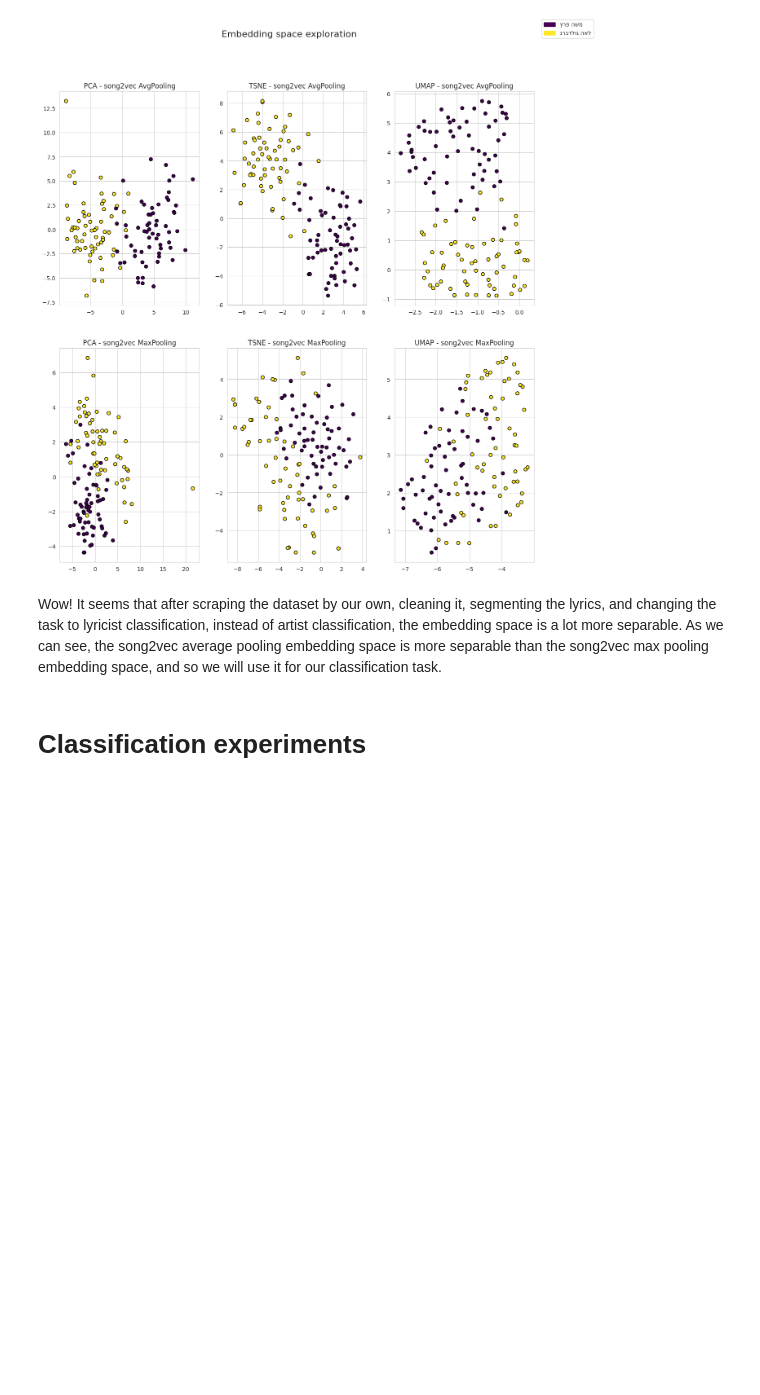
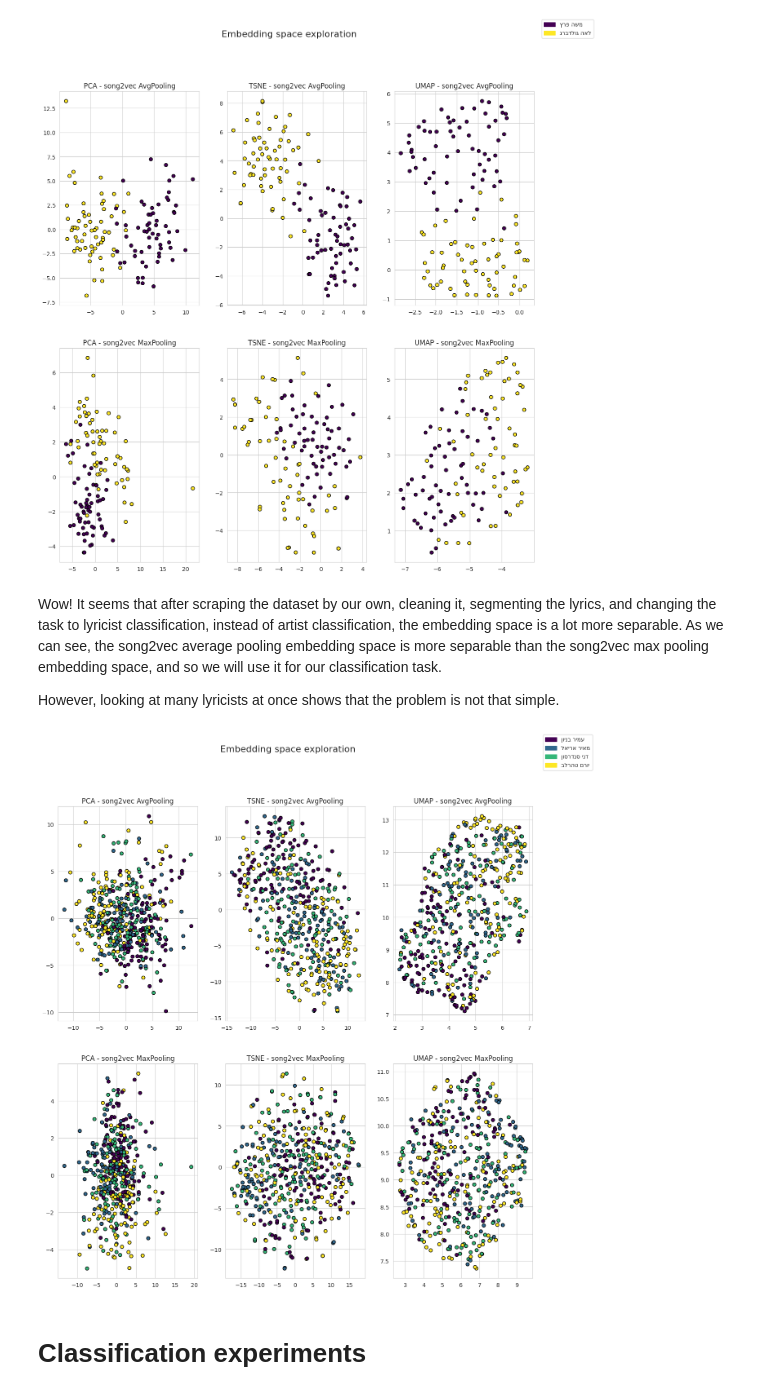
Before and after one commit to Bidusa-Kashani/MelodyMaster, a Jupyter notebook: 05 - RNN/05 - RNN.ipynb, the cells around one changed output. Cells and saved outputs as stored; diff of their text form; code cells hidden in the pictures; blank space fills up the shorter version.

```diff
--- a/05 - RNN/05 - RNN.ipynb
+++ b/05 - RNN/05 - RNN.ipynb
@@ -408,6 +391,12 @@ project_lyricists(["משה פרץ", "לאה גולדברג"])
 Wow!
 It seems that after scraping the dataset by our own, cleaning it, segmenting the lyrics, and changing the task to lyricist classification, instead of artist classification, the embedding space is a lot more separable.
 As we can see, the song2vec average pooling embedding space is more separable than the song2vec max pooling embedding space, and so we will use it for our classification task.
+
+However, looking at many lyricists at once shows that the problem is not that simple.
+# %%
+project_lyricists(["עמיר בניון", "מאיר אריאל" , "דני סנדרסון" , "יורם טהרלב"])
+# %% [output]
+[figure, added]
 # %% [markdown]
 # Classification experiments
 # %%
```
Also changed, not shown: parts of 11 cells of this notebook.
